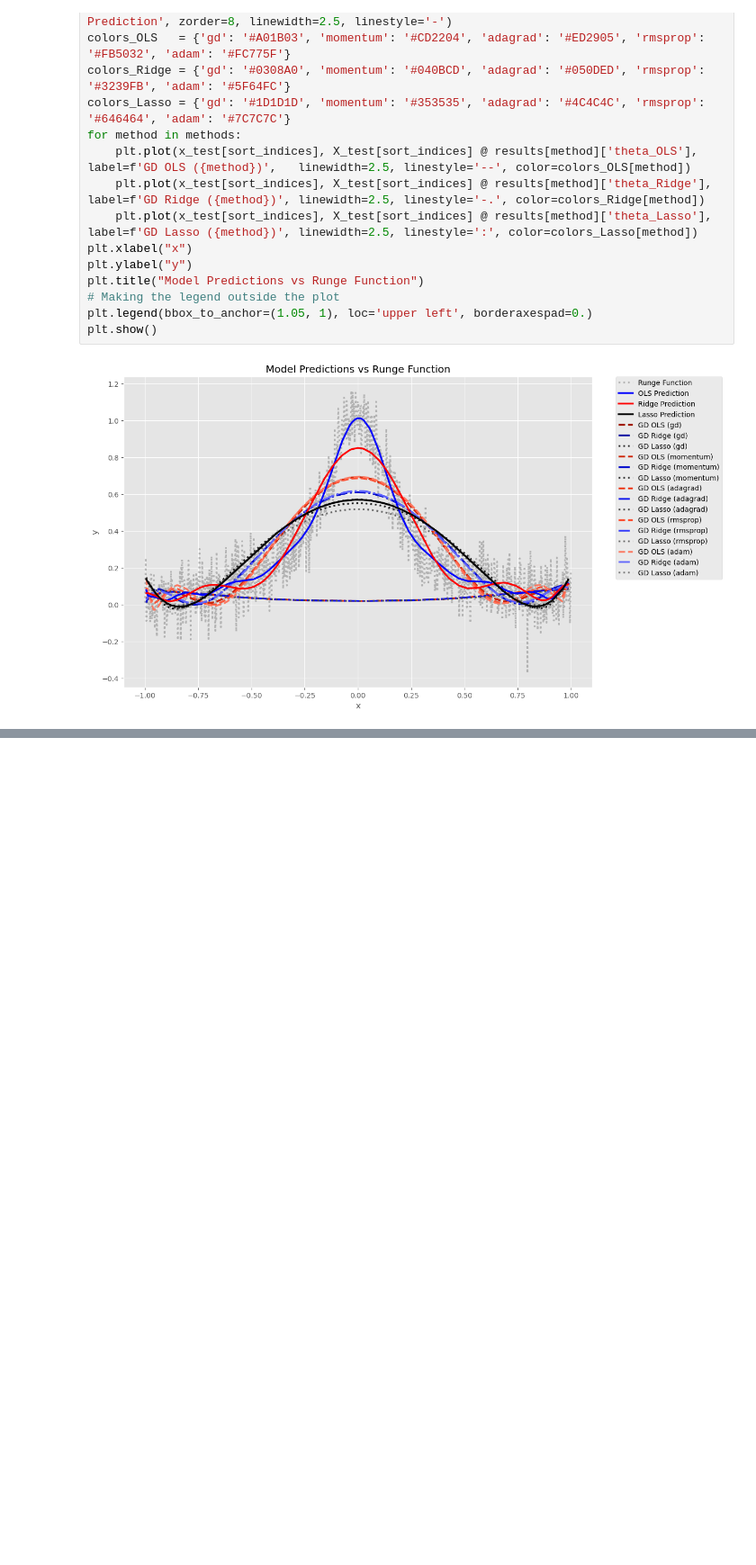
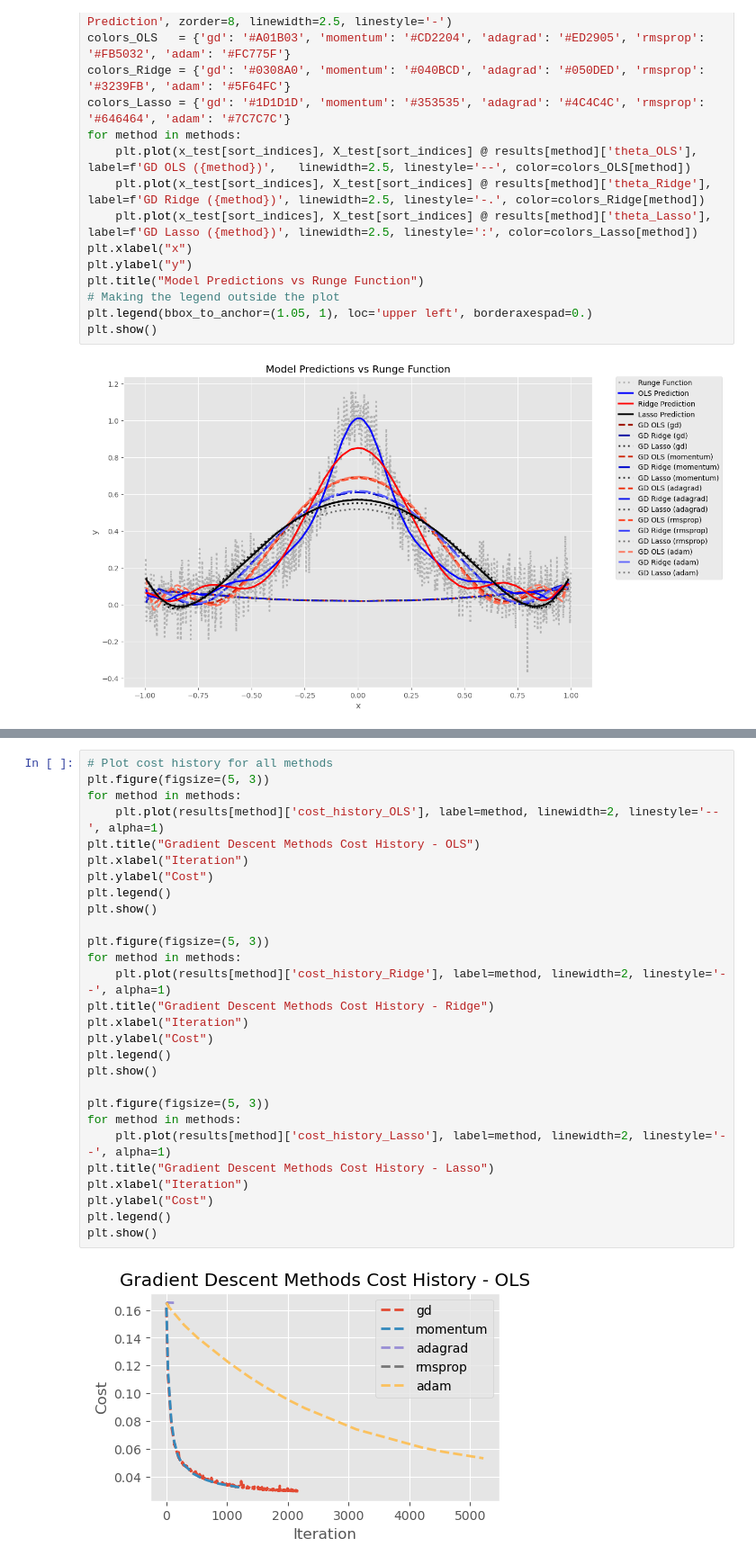
Before and after one commit to kjes4pres/Project_1_FYSSTK, a Jupyter notebook: Code/c_and_d.ipynb, the cells around one changed output, grey strips where cells are left out. Shown at 90% size. Saved outputs shown, nothing was run; the diff lists cells and outputs as text; blank space fills up the shorter version.

```diff
--- a/Code/c_and_d.ipynb
+++ b/Code/c_and_d.ipynb
@@ -301,0 +501,30 @@ plt.show()
+# %%
+# Plot cost history for all methods
+plt.figure(figsize=(5, 3))
+for method in methods:
+    plt.plot(results[method]['cost_history_OLS'], label=method, linewidth=2, linestyle='--', alpha=1)
+plt.title("Gradient Descent Methods Cost History - OLS")
+plt.xlabel("Iteration")
+plt.ylabel("Cost")
+plt.legend()
+plt.show()
+
+plt.figure(figsize=(5, 3))
+for method in methods:
+    plt.plot(results[method]['cost_history_Ridge'], label=method, linewidth=2, linestyle='--', alpha=1)
+plt.title("Gradient Descent Methods Cost History - Ridge")
+plt.xlabel("Iteration")
+plt.ylabel("Cost")
+plt.legend()
+plt.show()
+
+plt.figure(figsize=(5, 3))
+for method in methods:
+    plt.plot(results[method]['cost_history_Lasso'], label=method, linewidth=2, linestyle='--', alpha=1)
+plt.title("Gradient Descent Methods Cost History - Lasso")
+plt.xlabel("Iteration")
+plt.ylabel("Cost")
+plt.legend()
+plt.show()
+# %% [output]
+[figure, added]
```
Also changed, not shown: parts of 4 cells of this notebook.
